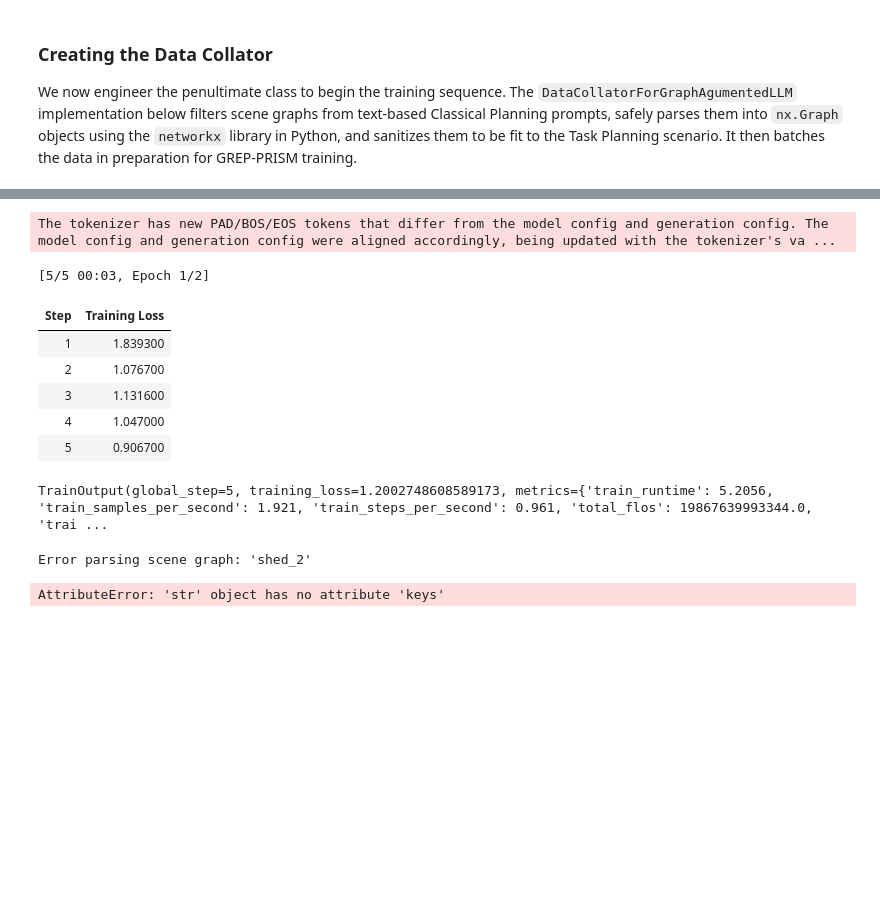
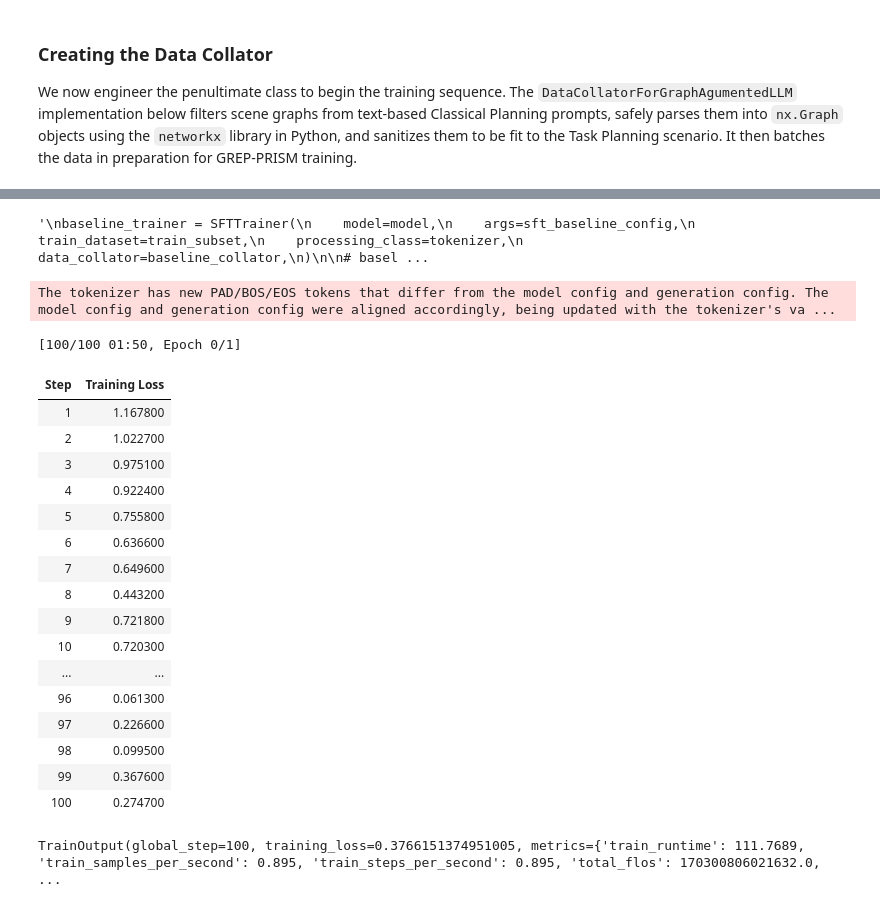
Before and after one commit to jotaporras/GREP, a Jupyter notebook: e1-distillation-baseline.ipynb, the cells around one changed output, grey strips where cells are left out. Saved outputs shown, nothing was run; the diff lists cells and outputs as text; code cells hidden in the pictures; blank space fills up the shorter version.

Commit message:
Committing fully finished notebook training loop along with codebase additions.

```diff
--- a/e1-distillation-baseline.ipynb
+++ b/e1-distillation-baseline.ipynb
@@ -232,14 +278,16 @@ whoami()
 from transformers import AutoModelForCausalLM, AutoTokenizer
 
 models = {
-    "qwen": "Qwen/Qwen2.5-0.5B-Instruct",
-    "llama": "meta-llama/Llama-3.2-3B-Instruct"
+    'qwen': ('Qwen/Qwen2.5-0.5B-Instruct', 896),
+    'llama': ('meta-llama/Llama-3.2-3B-Instruct', 3072)
 }
 
-name = "qwen"
+code = 'qwen'
 
-model = AutoModelForCausalLM.from_pretrained(models[name]).to('cuda')
-tokenizer = AutoTokenizer.from_pretrained(models[name])
+name, emb_dim = models[code]
+model = AutoModelForCausalLM.from_pretrained(name)
+tokenizer = AutoTokenizer.from_pretrained(name)
+tokenizer.pad_token = tokenizer.eos_token
 
 model, tokenizer
 # %% [output]
@@ -380,7 +452,7 @@ After defining the internal mechanisms of the GREP-PRISM architecture employed i
 
 We now have all architectures needed to run the full training algorithm. We begin by importing all Classical Planning prompt data with the scene graphs attached.
 # %%
-with open("data/gpt_gen_formatted.json", "r") as f:
+with open("data/eval/gpt_gen_formatted.json", "r") as f:
     raw = json.load(f)
 # Take the first element of the first conversation to check out that scene graph.
 first_prompt = raw[0]['conversations'][0]['content']
@@ -398,8 +470,9 @@ dict_keys(['objects', 'regions', 'object_connections', 'region_connections', 'ro
 # %%
 from trl.trainer import SFTTrainer, SFTConfig
 from datasets import load_dataset
+from prism import scene_graph_parser
 
-train_dataset = load_dataset("json", data_files=["data/gpt_gen_formatted.json"], split="train")
+train_dataset = load_dataset("json", data_files=["data/eval/gpt_gen_formatted.json"], split="train")
 
 
 def _add_messages(example):
@@ -418,7 +491,7 @@ def _tokenize_with_conversations(example):
 
 train_dataset = train_dataset.map(_add_messages)
 train_dataset = train_dataset.map(_tokenize_with_conversations)
-# train_dataset = train_dataset.map(scene_graph_parser._parse_scene_graph_dictionary_from_conversation)
+#  train_dataset = train_dataset.map(scene_graph_parser._parse_scene_graph_dictionary_from_conversation)
 
 train_dataset
 # %% [output]
@@ -679,8 +851,9 @@ bucket = GraphAugmentedLLM.bucketize_prompt(prompt_ids, tokenizer)
 baseline_collator = DataCollatorForLanguageModeling(tokenizer=tokenizer, mlm=False)
 
 sft_baseline_config = SFTConfig(
-    output_dir='/home/arushar/source_code/output',
-    max_steps=5,
+    output_dir='/Users/cyberlives/Documents/GitHub/GREP-PRISM/output',
+    max_steps=100,
+    max_seq_length=None,
     per_device_train_batch_size=1,
     gradient_accumulation_steps=1,
     logging_steps=1,
@@ -689,10 +862,12 @@ sft_baseline_config = SFTConfig(
     #evaluation_strategy="no",
     save_safetensors=False,
     report_to="none",
+    dataloader_pin_memory=False,
 )
 
 train_subset = train_dataset.select(range(8))
 
+'''
 baseline_trainer = SFTTrainer(
     model=model,
     args=sft_baseline_config,
@@ -701,37 +876,49 @@ baseline_trainer = SFTTrainer(
     data_collator=baseline_collator,
 )
 
-baseline_train_result = baseline_trainer.train()
-baseline_train_result
+# baseline_train_result = baseline_trainer.train()
+# baseline_train_result
+'''
 # %% [output]
-The tokenizer has new PAD/BOS/EOS tokens that differ from the model config and generation config. The model config and generation config were aligned accordingly, being updated with the tokenizer's va ...
+'\nbaseline_trainer = SFTTrainer(\n    model=model,\n    args=sft_baseline_config,\n    train_dataset=train_subset,\n    processing_class=tokenizer,\n    data_collator=baseline_collator,\n)\n\n# basel ...
-[5/5 00:03, Epoch 1/2]
-| Step | Training Loss |
-| 1 | 1.839300 |
-| 2 | 1.076700 |
-| 3 | 1.131600 |
-| 4 | 1.047000 |
-| 5 | 0.906700 |
-TrainOutput(global_step=5, training_loss=1.2002748608589173, metrics={'train_runtime': 5.2056, 'train_samples_per_second': 1.921, 'train_steps_per_second': 0.961, 'total_flos': 19867639993344.0, 'trai ...
 # %%
 pe_model = RandomGNNPositionalEncodings(
-    pe_hidden_channels=256, pe_num_layers=3, d_model=256, num_samples=10, dropout=0.1
-)
-graph_augmented_model = GraphAugmentedLLM(model, pe_model, tokenizer)
+    pe_hidden_channels=256, pe_num_layers=3, d_model=emb_dim, num_samples=40, dropout=0.1, # 0.05 0.01
+    use_layer_norm=True
+).to(device)
+
+graph_augmented_model = GraphAugmentedLLM(model, pe_model, tokenizer).to(device)
 
 collator = DataCollatorForGraphAugmentedLLM(tokenizer=tokenizer, mlm=False)
-
-dataset = collator([train_dataset[i] for i in range(4)])
 
 baseline_trainer = SFTTrainer(
     model=graph_augmented_model,
     args=sft_baseline_config,
-    train_dataset=dataset,
+    train_dataset=train_dataset,
     processing_class=tokenizer,
+    data_collator=collator,
 )
 
 baseline_train_result = baseline_trainer.train()
 baseline_train_result
 # %% [output]
-Error parsing scene graph: 'shed_2'
+The tokenizer has new PAD/BOS/EOS tokens that differ from the model config and generation config. The model config and generation config were aligned accordingly, being updated with the tokenizer's va ...
-AttributeError: 'str' object has no attribute 'keys'
+[100/100 01:50, Epoch 0/1]
+| Step | Training Loss |
+| 1 | 1.167800 |
+| 2 | 1.022700 |
+| 3 | 0.975100 |
+| 4 | 0.922400 |
+| 5 | 0.755800 |
+| 6 | 0.636600 |
+| 7 | 0.649600 |
+| 8 | 0.443200 |
+| 9 | 0.721800 |
+| 10 | 0.720300 |
+| ... | ... |
+| 96 | 0.061300 |
+| 97 | 0.226600 |
+| 98 | 0.099500 |
+| 99 | 0.367600 |
+| 100 | 0.274700 |
+TrainOutput(global_step=100, training_loss=0.3766151374951005, metrics={'train_runtime': 111.7689, 'train_samples_per_second': 0.895, 'train_steps_per_second': 0.895, 'total_flos': 170300806021632.0,  ...
```
Also changed, not shown: parts of 20 cells of this notebook, 7 other files.
